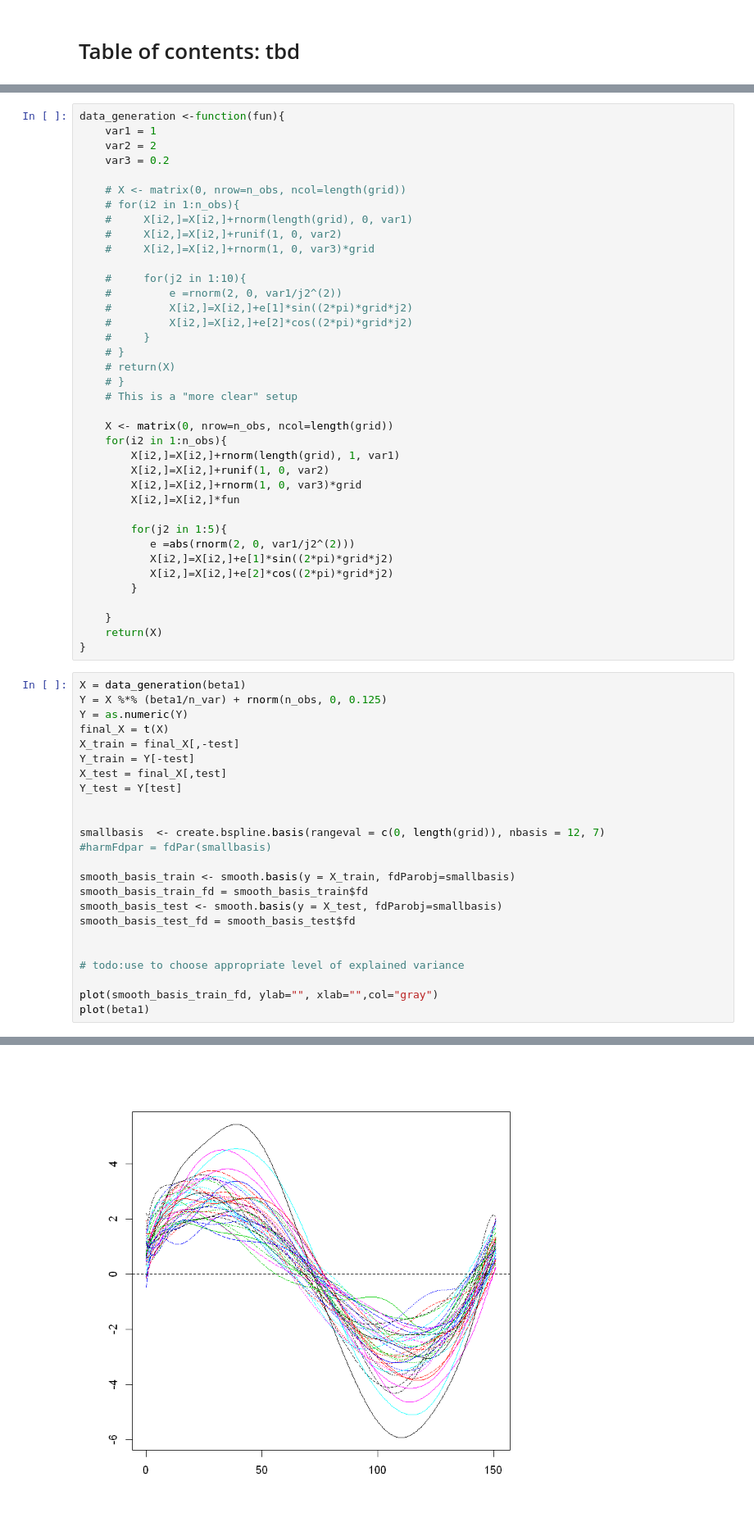
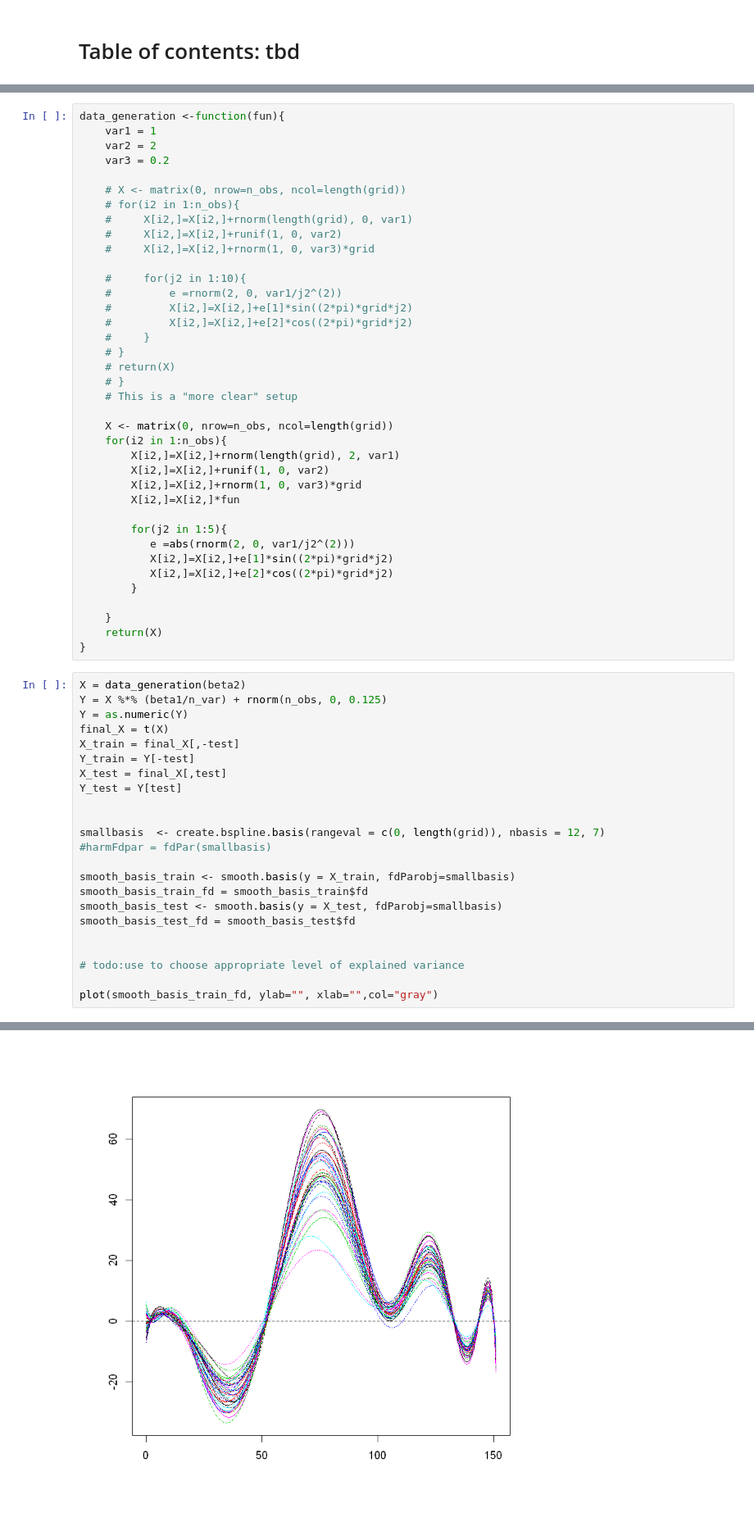
Before and after one commit to JakobJuergens/Basis_Choice_FLR, a Jupyter notebook: Code/simulation_study_approach.ipynb, the cells around one changed output, grey strips where cells are left out. Shown at 82% size. Cells and saved outputs as stored; diff of their text form.

```diff
--- a/Code/simulation_study_approach.ipynb
+++ b/Code/simulation_study_approach.ipynb
@@ -75,7 +57,7 @@ data_generation <-function(fun){
 
     X <- matrix(0, nrow=n_obs, ncol=length(grid))
     for(i2 in 1:n_obs){
-        X[i2,]=X[i2,]+rnorm(length(grid), 1, var1)
+        X[i2,]=X[i2,]+rnorm(length(grid), 2, var1)
         X[i2,]=X[i2,]+runif(1, 0, var2)
         X[i2,]=X[i2,]+rnorm(1, 0, var3)*grid
         X[i2,]=X[i2,]*fun
@@ -90,29 +72,28 @@ data_generation <-function(fun){
     return(X)
 }
 # %%
-X = data_generation(beta1)
+X = data_generation(beta2)
 Y = X %*% (beta1/n_var) + rnorm(n_obs, 0, 0.125)
 Y = as.numeric(Y)
 final_X = t(X)
 X_train = final_X[,-test]
 Y_train = Y[-test]
 X_test = final_X[,test]
 Y_test = Y[test]
 
 
 smallbasis  <- create.bspline.basis(rangeval = c(0, length(grid)), nbasis = 12, 7)
 #harmFdpar = fdPar(smallbasis)
 
 smooth_basis_train <- smooth.basis(y = X_train, fdParobj=smallbasis)
 smooth_basis_train_fd = smooth_basis_train$fd
 smooth_basis_test <- smooth.basis(y = X_test, fdParobj=smallbasis)
 smooth_basis_test_fd = smooth_basis_test$fd
 
 
 # todo:use to choose appropriate level of explained variance
 
 plot(smooth_basis_train_fd, ylab="", xlab="",col="gray")
-plot(beta1)
 # %% [output]
 [1] "done"
-[figure, old version]
+[figure, new version]
```
Also changed, not shown: parts of 7 cells of this notebook.
